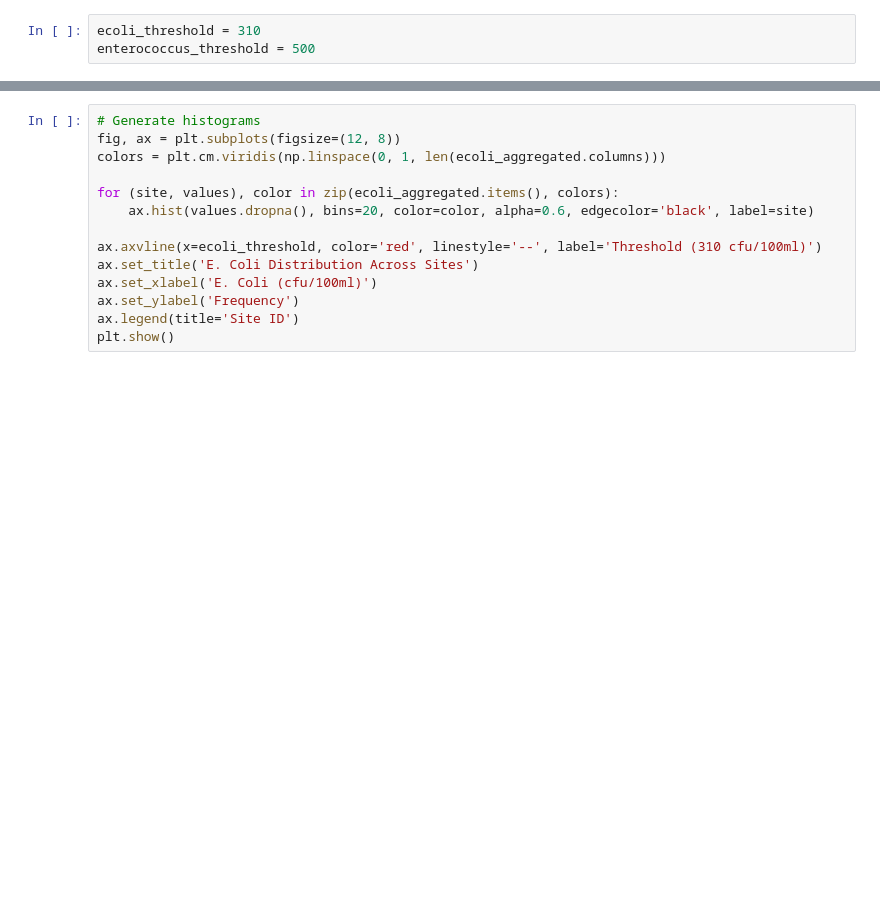
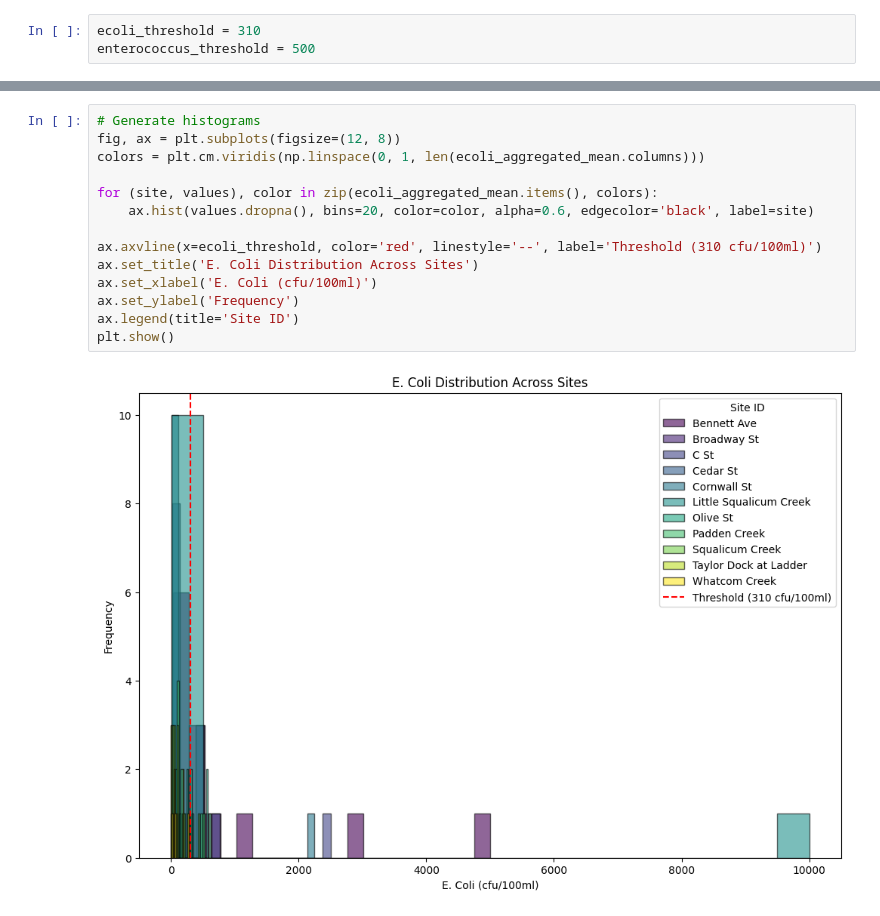
Before and after one commit to gwlund/bellingham-stormwater-analysis, a Jupyter notebook: Bellingham-Stormwater-Analysis.ipynb, the cells around one changed output, grey strips where cells are left out. Cells and saved outputs as stored; diff of their text form; blank space fills up the shorter version.

```diff
--- a/Bellingham-Stormwater-Analysis.ipynb
+++ b/Bellingham-Stormwater-Analysis.ipynb
@@ -166,17 +292,19 @@ plt.show()
 # %%
 # Generate histograms
 fig, ax = plt.subplots(figsize=(12, 8))
-colors = plt.cm.viridis(np.linspace(0, 1, len(ecoli_aggregated.columns)))
+colors = plt.cm.viridis(np.linspace(0, 1, len(ecoli_aggregated_mean.columns)))
 
-for (site, values), color in zip(ecoli_aggregated.items(), colors):
+for (site, values), color in zip(ecoli_aggregated_mean.items(), colors):
     ax.hist(values.dropna(), bins=20, color=color, alpha=0.6, edgecolor='black', label=site)
 
 ax.axvline(x=ecoli_threshold, color='red', linestyle='--', label='Threshold (310 cfu/100ml)')
 ax.set_title('E. Coli Distribution Across Sites')
 ax.set_xlabel('E. Coli (cfu/100ml)')
 ax.set_ylabel('Frequency')
 ax.legend(title='Site ID')
 plt.show()
+# %% [output]
+[figure, added]
 # %%
 # Calculate exceedances for E. coli
 ecoli_exceedances = ecoli[ecoli['E. Coli'] > ecoli_threshold]
```
Also changed, not shown: parts of 14 cells of this notebook.
